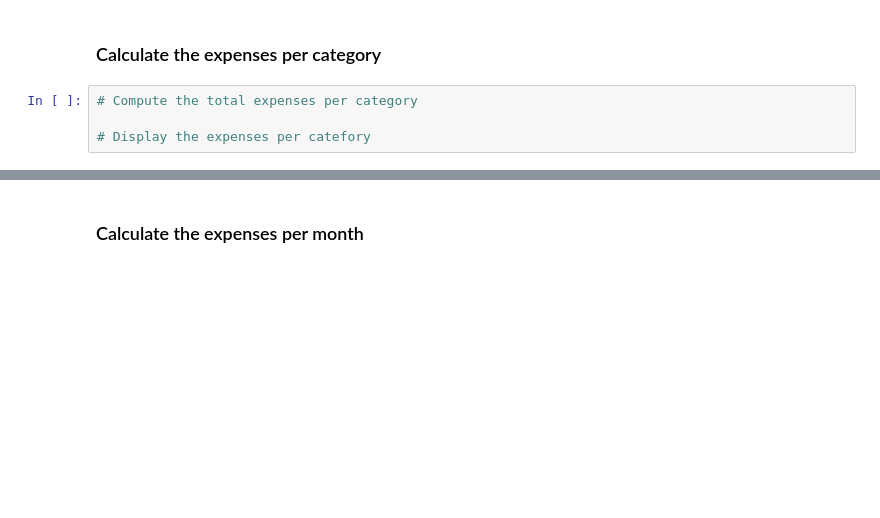
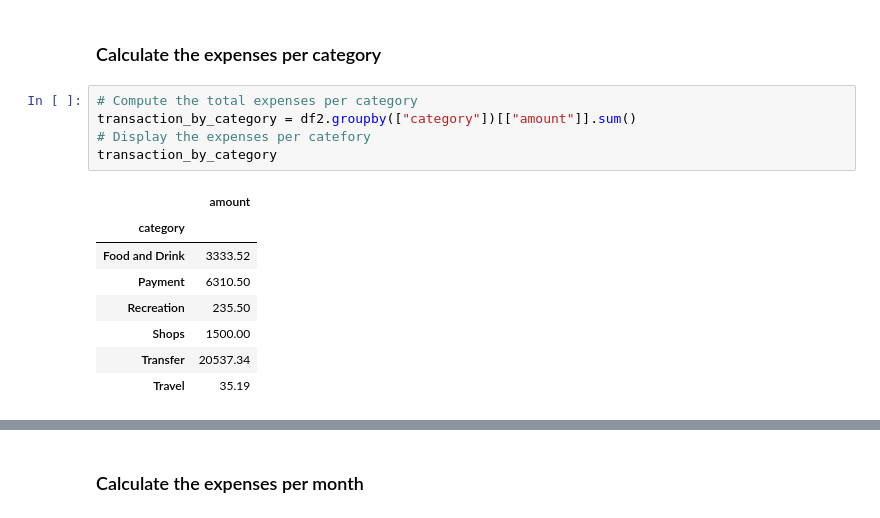
Before and after one commit to Abuubakry-Ali/Home_work_5, a Jupyter notebook: account_summary.ipynb, the cells around one changed output, grey strips where cells are left out. Drawn from its saved outputs; the diff is of its cells as text; blank space fills up the shorter version.

```diff
--- a/account_summary.ipynb
+++ b/account_summary.ipynb
@@ -305,7 +306,17 @@ In this section, you will use the transactions DataFrame to analyze the customer
 ### Calculate the expenses per category
 # %%
 # Compute the total expenses per category
-
+transaction_by_category = df2.groupby(["category"])[["amount"]].sum()
 # Display the expenses per catefory
+transaction_by_category
+# %% [output]
+|  | amount |
+| category |  |
+| Food and Drink | 3333.52 |
+| Payment | 6310.50 |
+| Recreation | 235.50 |
+| Shops | 1500.00 |
+| Transfer | 20537.34 |
+| Travel | 35.19 |
 # %%
 # Create a spending categories pie chart.
```
Also changed, not shown: parts of 10 cells of this notebook.
